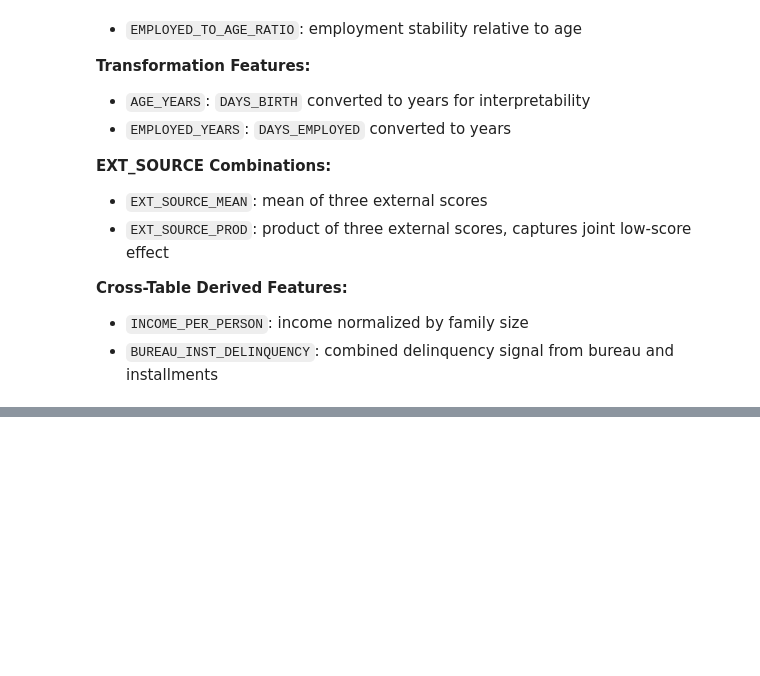
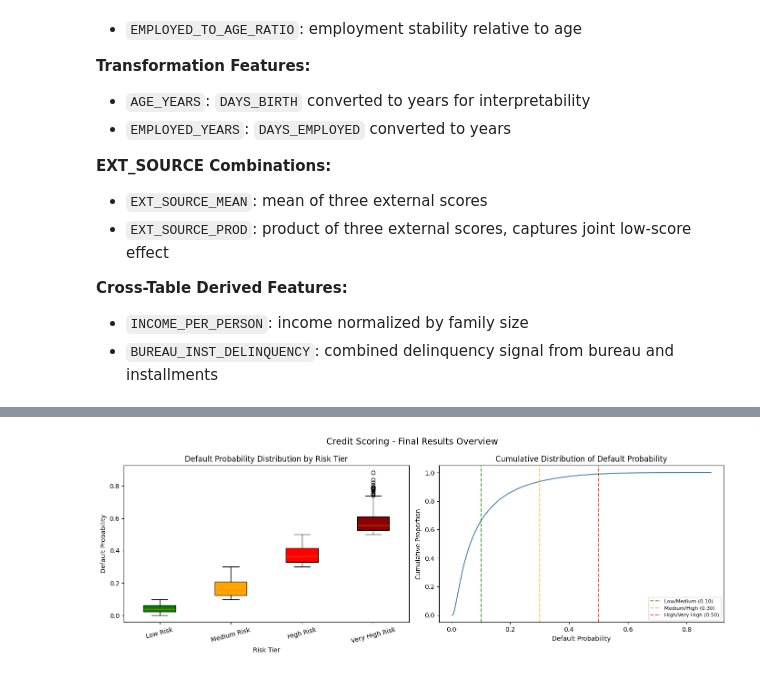
Before and after one commit to oknardo/Home_Credit_Scorecard_Model, a Jupyter notebook: Credit_Scoring.ipynb, the cells around one changed output, grey strips where cells are left out. Saved outputs shown, nothing was run; the diff lists cells and outputs as text; code cells hidden in the pictures; blank space fills up the shorter version.

```diff
--- a/Credit_Scoring.ipynb
+++ b/Credit_Scoring.ipynb
@@ -687,0 +890,36 @@ print(f"Total missing: {df_test_merged.isnull().sum().sum()}")
+# %%
+# Visualization - final results overview
+fig, axes = plt.subplots(1, 2, figsize=(14, 5))
+
+# Default probability by risk tier boxplot
+colors = {'Low Risk': 'green', 'Medium Risk': 'orange',
+          'High Risk': 'red', 'Very High Risk': 'darkred'}
+tier_order = ['Low Risk', 'Medium Risk', 'High Risk', 'Very High Risk']
+
+data_by_tier = [df_results[df_results['RISK_TIER'] == tier]['DEFAULT_PROBABILITY'].values
+                for tier in tier_order]
+bp = axes[0].boxplot(data_by_tier, labels=tier_order, patch_artist=True)
+for patch, tier in zip(bp['boxes'], tier_order):
+    patch.set_facecolor(colors[tier])
+axes[0].set_title('Default Probability Distribution by Risk Tier')
+axes[0].set_xlabel('Risk Tier')
+axes[0].set_ylabel('Default Probability')
+axes[0].tick_params(axis='x', rotation=15)
+
+# Cumulative distribution of scores
+sorted_probs = np.sort(y_prob_test)
+cumulative = np.arange(1, len(sorted_probs) + 1) / len(sorted_probs)
+axes[1].plot(sorted_probs, cumulative, color='steelblue')
+axes[1].axvline(x=0.10, color='green', linestyle='--', alpha=0.7, label='Low/Medium (0.10)')
+axes[1].axvline(x=0.30, color='orange', linestyle='--', alpha=0.7, label='Medium/High (0.30)')
+axes[1].axvline(x=0.50, color='red', linestyle='--', alpha=0.7, label='High/Very High (0.50)')
+axes[1].set_title('Cumulative Distribution of Default Probability')
+axes[1].set_xlabel('Default Probability')
+axes[1].set_ylabel('Cumulative Proportion')
+axes[1].legend(fontsize=8)
+
+plt.suptitle('Credit Scoring - Final Results Overview', fontsize=14)
+plt.tight_layout()
+plt.show()
+# %% [output]
+[figure, added]
```
Also changed, not shown: parts of 24 cells of this notebook.
